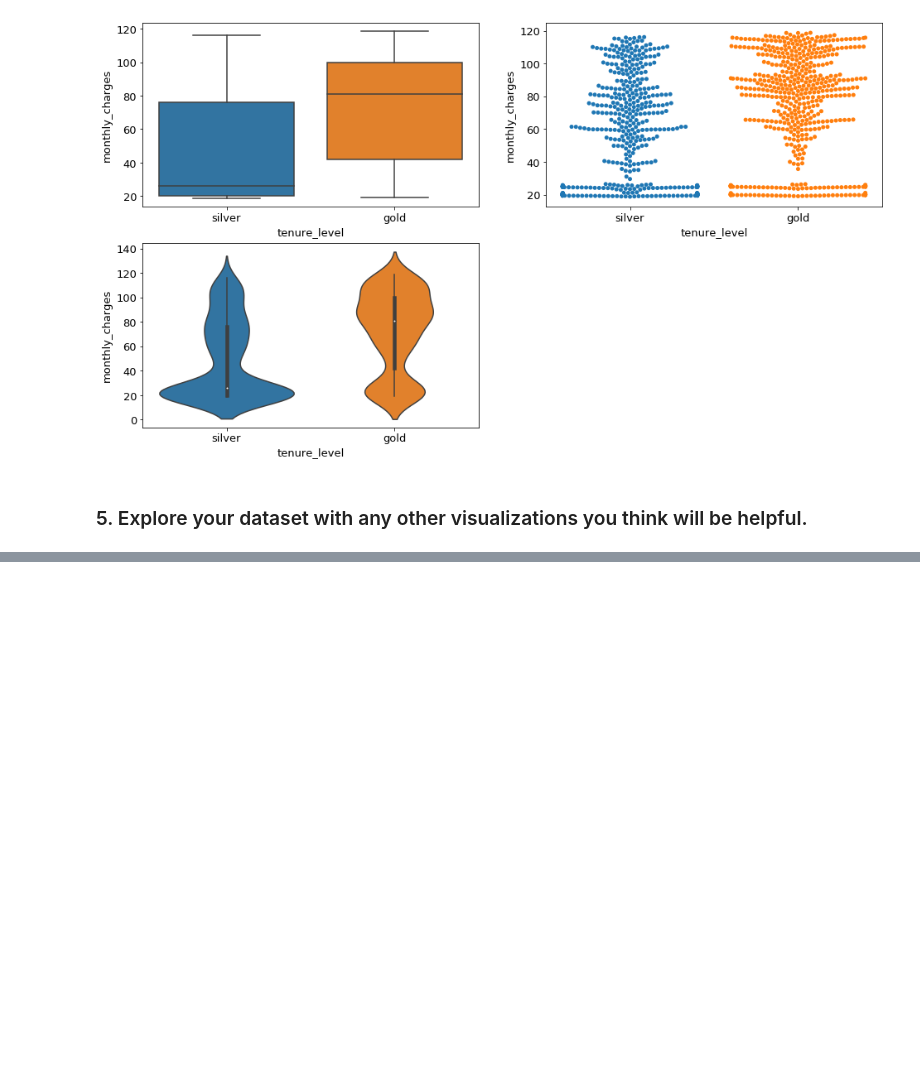
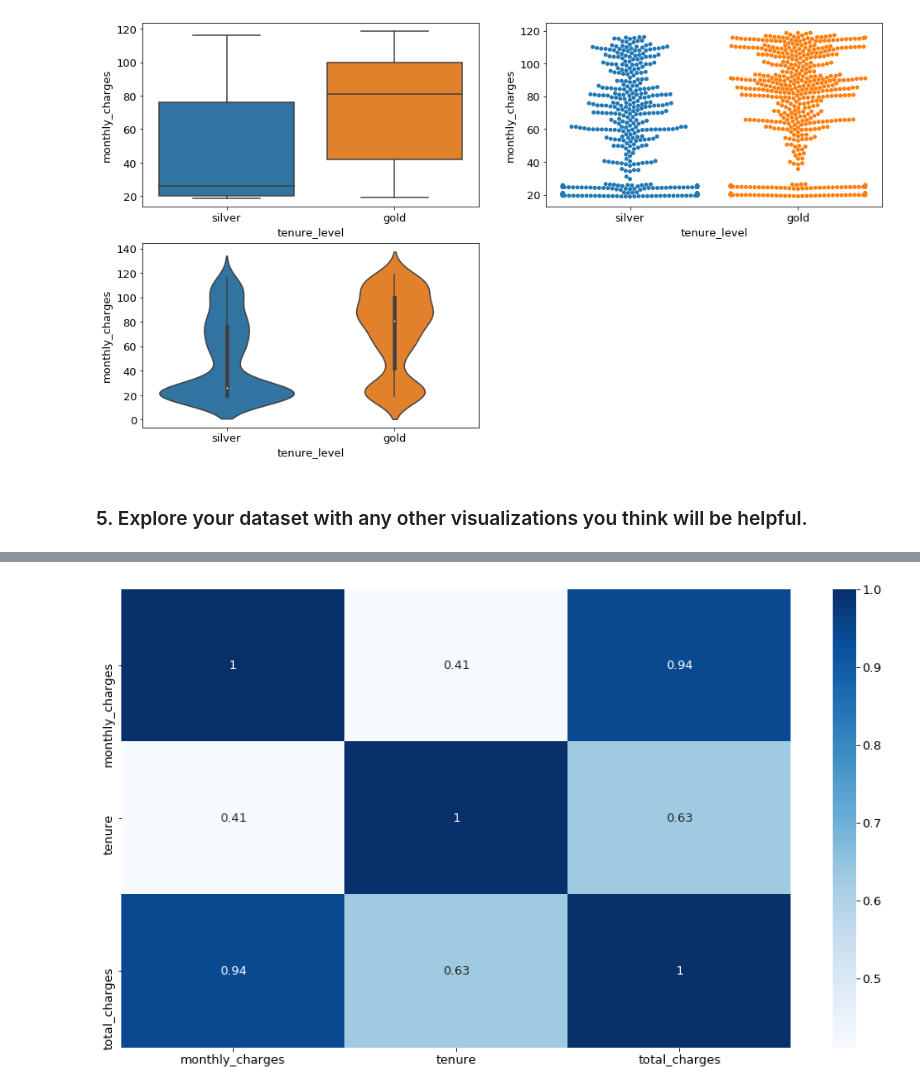
Before and after one commit to Yongliang-Shi/regression-exercises, a Jupyter notebook: explore_telco.ipynb, the cells around one changed output, grey strips where cells are left out. Saved outputs shown, nothing was run; the diff lists cells and outputs as text; code cells hidden in the pictures; blank space fills up the shorter version.

```diff
--- a/explore_telco.ipynb
+++ b/explore_telco.ipynb
@@ -168,0 +199,8 @@ explore.plot_categorical_and_continuous_vars(df, categorical, continuous)
+# %%
+def corr_heatmap(df):
+    corr = df.corr()
+    sns.heatmap(corr, cmap='Blues', annot=True)
+# %%
+corr_heatmap(df)
+# %% [output]
+[figure, added]
```
Also changed, not shown: parts of 7 cells of this notebook.
